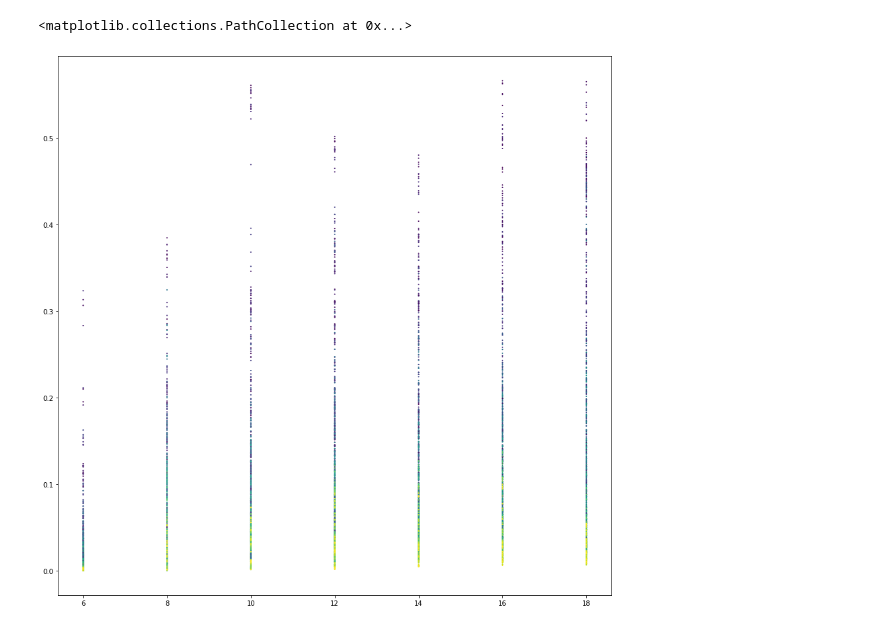
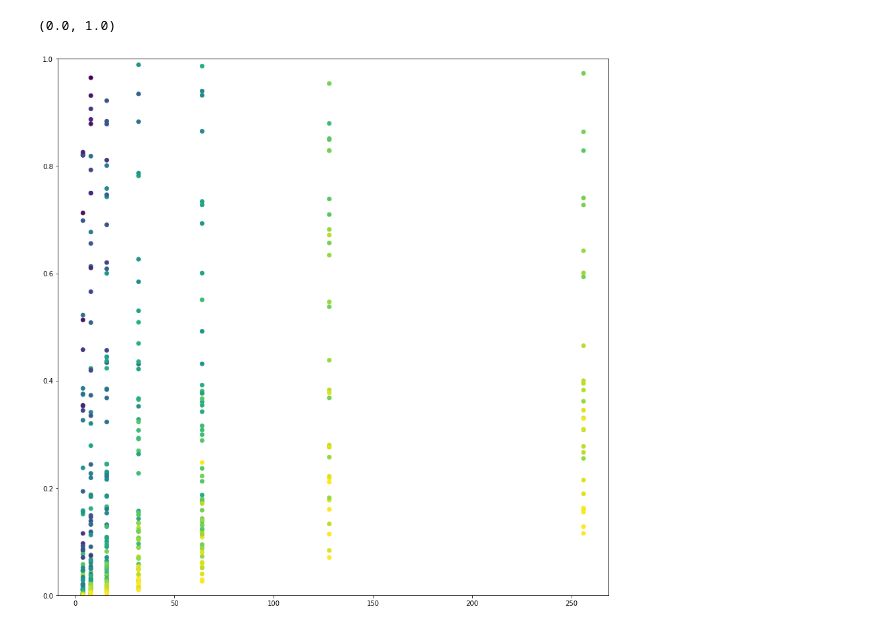
Before and after one commit to gentinettagian/complexity_of_qsvms, a Jupyter notebook: dual_qsvm/M_dependence.ipynb, the cells around one changed output. Saved outputs shown, nothing was run; the diff lists cells and outputs as text; code cells hidden in the pictures.

```diff
--- a/dual_qsvm/M_dependence.ipynb
+++ b/dual_qsvm/M_dependence.ipynb
@@ -3,8 +3,8 @@ import pandas as pd
 import numpy as np
 import matplotlib.pyplot as plt
 # %%
-C = 10.
+C = 1000.
 margin = 0.1
 data = pd.read_csv(f'experiments/M_{margin}_data.csv')
-data = data[(data['R'] < 400000) & (data['M'] < 20) & (data['M'] > 4) & (data['C'] == C)]
+data = data[(data['C'] == C)]
 #data = data[(data['R'] < 400000)]
@@ -26,21 +11,22 @@ Name: R, Length: 6930, dtype: float64
 # %%
 Ms = list(set(data['M']))
 Ms.sort()
 Ms = np.array(Ms)
 shots = list(set(data['R']))
 compressed_data = pd.DataFrame(columns=['M','R','mean','std','max','min','n'])
 for M in Ms:
     for R in shots:
-        mean = np.mean(data[(data['M'] == M) & (data['R'] == R)]['epsilon_euclid1'])
-        std = np.std(data[(data['M'] == M) & (data['R'] == R)]['epsilon_euclid1'])
-        max = np.max(data[(data['M'] == M) & (data['R'] == R)]['epsilon_euclid1'])
-        min = np.min(data[(data['M'] == M) & (data['R'] == R)]['epsilon_euclid1'])
-        n = len(data[(data['M'] == M) & (data['R'] == R)]['epsilon_euclid1'])
+        mean = np.mean(data[(data['M'] == M) & (data['R'] == R)]['epsilon'])
+        std = np.std(data[(data['M'] == M) & (data['R'] == R)]['epsilon'])
+        max = np.max(data[(data['M'] == M) & (data['R'] == R)]['epsilon'])
+        min = np.min(data[(data['M'] == M) & (data['R'] == R)]['epsilon'])
+        n = len(data[(data['M'] == M) & (data['R'] == R)]['epsilon'])
         compressed_data.loc[compressed_data.shape[0]] = [M,R,mean,std,max,min,n]
 plt.figure(figsize=(15,15))
 colors = np.log(data['R'])
-plt.scatter(data['M'],data['epsilon_euclid1'],s=1,c=colors,cmap='viridis')
+plt.scatter(data['M'],data['epsilon'],c=colors,cmap='viridis')
+plt.ylim(0,1)
 # %% [output]
-<matplotlib.collections.PathCollection at 0x...>
+(0.0, 1.0)
-[figure, old version]
+[figure, new version]
 # %%
```
Also changed, not shown: parts of 8 cells of this notebook, 16 other files.
